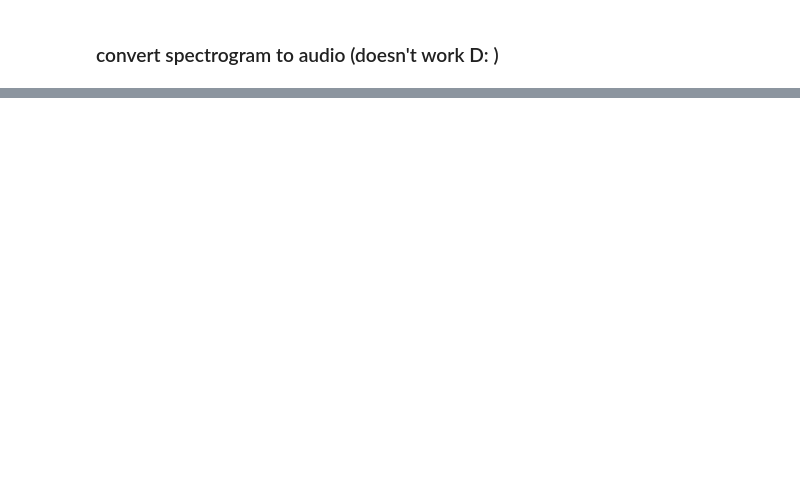
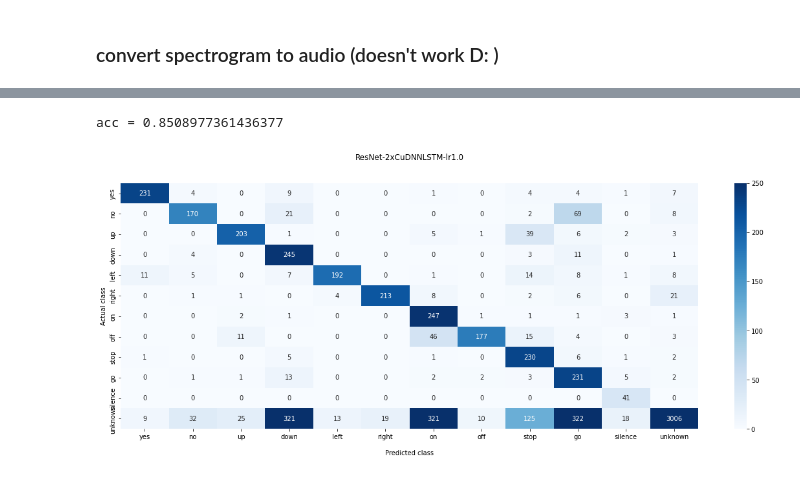
Before and after one commit to kpmrozowski/wut-mini-deep-learning, a Jupyter notebook: speech-recognition/train_unknowns.ipynb, the cells around one changed output, grey strips where cells are left out. Drawn from its saved outputs; the diff is of its cells as text; code cells hidden in the pictures; blank space fills up the shorter version.

```diff
--- a/speech-recognition/train_unknowns.ipynb
+++ b/speech-recognition/train_unknowns.ipynb
@@ -489,0 +571,2 @@ down != stop (122, 85, 1) 1019 (5082,)
+# %%
+val_pred = sr2.m.predict(X_val, batch_size = batch_size, verbose = 1)
@@ -489,0 +611,26 @@ down != stop (122, 85, 1) 1019 (5082,)
+# %%
+cf_mat = confusion_matrix(Y_val, np.argmax(val_pred, axis = 1))
+b = cf_mat.copy()
+sum = 0.0
+sum_diag = 0.0
+for i in range(cf_mat.shape[0]-1):
+   for j in range(cf_mat.shape[0]-1):
+      if j != i:
+         sum += cf_mat[i][j]
+      else:
+         sum_diag += cf_mat[i][j]
+acc = sum_diag / (sum + sum_diag)
+print('acc =', acc)
+# %% [output]
+acc = 0.8508977361436377
+# %%
+ax = sns.heatmap(cf_mat, annot=cf_mat, fmt='', cmap='Blues', vmin=0, vmax=250)
+ax.set_title('ResNet-2xCuDNNLSTM-lr1.0\n\n')
+ax.set_xlabel('\nPredicted class')
+ax.set_ylabel('Actual class')
+## Ticket labels - List must be in alphabetical order
+ax.xaxis.set_ticklabels(classes)
+ax.yaxis.set_ticklabels(classes)
+plt.show()
+# %% [output]
+[figure, added]
```
Also changed, not shown: parts of 34 cells of this notebook.
